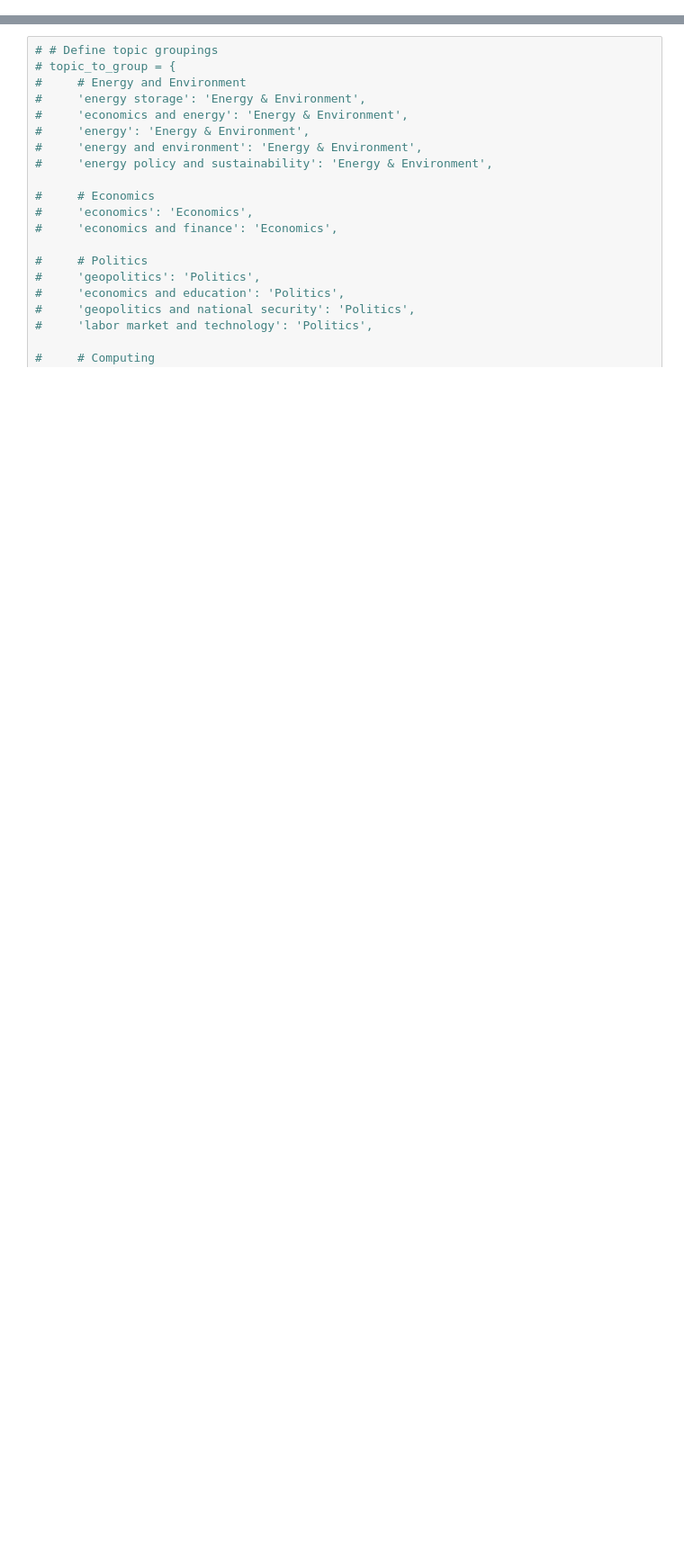
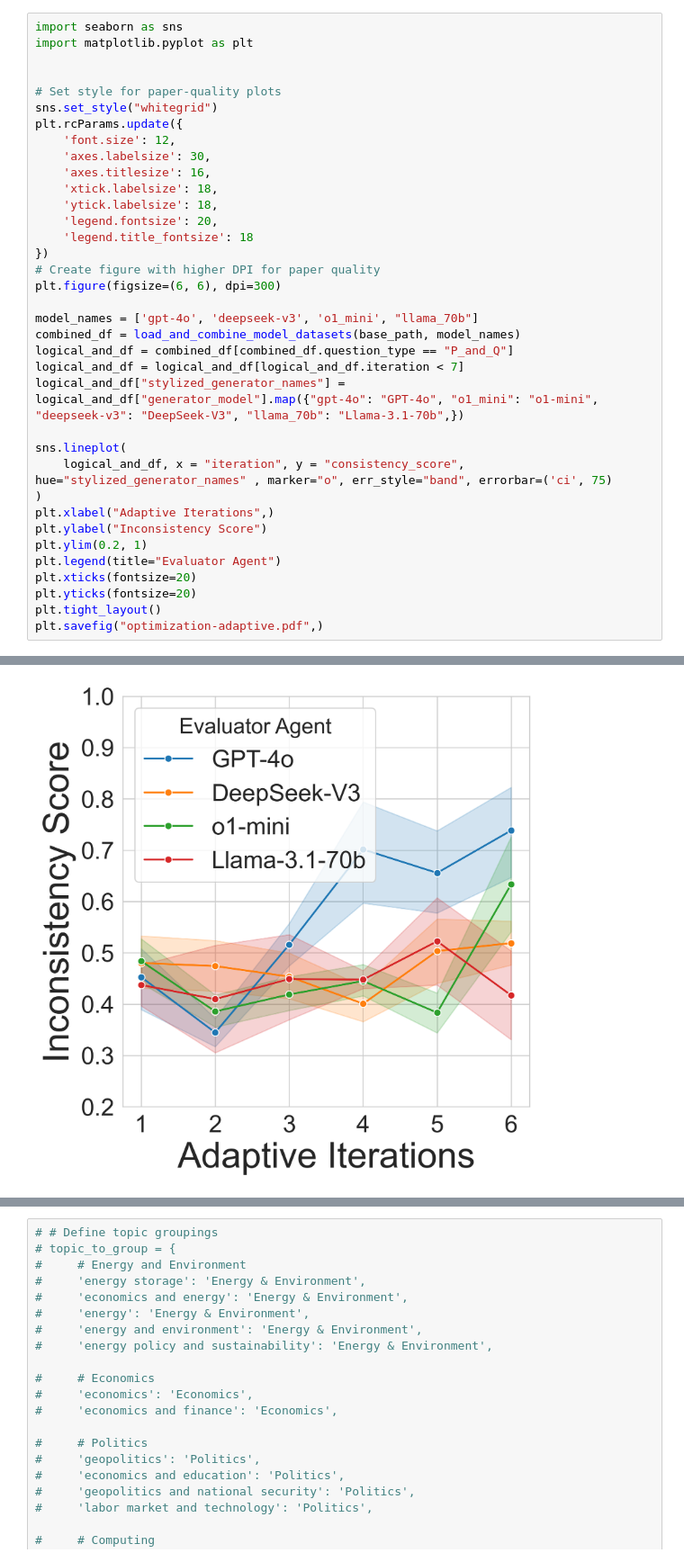
Before and after one commit to davisrbr/adaptive_evals, a Jupyter notebook: tasks/cond_100/clustering.ipynb, the cells around one changed output, grey strips where cells are left out. Shown at 90% size. Drawn from its saved outputs; the diff is of its cells as text; blank space fills up the shorter version.

```diff
--- a/tasks/cond_100/clustering.ipynb
+++ b/tasks/cond_100/clustering.ipynb
@@ -66,0 +166,37 @@ logical_and_df.head()
+# %%
+import seaborn as sns
+import matplotlib.pyplot as plt
+
+
+# Set style for paper-quality plots
+sns.set_style("whitegrid")
+plt.rcParams.update({
+    'font.size': 12,
+    'axes.labelsize': 30,
+    'axes.titlesize': 16,
+    'xtick.labelsize': 18,
+    'ytick.labelsize': 18,
+    'legend.fontsize': 20,
+    'legend.title_fontsize': 18
+})
+# Create figure with higher DPI for paper quality
+plt.figure(figsize=(6, 6), dpi=300)
+
+model_names = ['gpt-4o', 'deepseek-v3', 'o1_mini', "llama_70b"]
+combined_df = load_and_combine_model_datasets(base_path, model_names)
+logical_and_df = combined_df[combined_df.question_type == "P_and_Q"]
+logical_and_df = logical_and_df[logical_and_df.iteration < 7]
+logical_and_df["stylized_generator_names"] = logical_and_df["generator_model"].map({"gpt-4o": "GPT-4o", "o1_mini": "o1-mini", "deepseek-v3": "DeepSeek-V3", "llama_70b": "Llama-3.1-70b",})
+
+sns.lineplot(
+    logical_and_df, x = "iteration", y = "consistency_score", hue="stylized_generator_names" , marker="o", err_style="band", errorbar=('ci', 75)
+)
+plt.xlabel("Adaptive Iterations",)
+plt.ylabel("Inconsistency Score")
+plt.ylim(0.2, 1)
+plt.legend(title="Evaluator Agent")
+plt.xticks(fontsize=20)
+plt.yticks(fontsize=20)
+plt.tight_layout()
+plt.savefig("optimization-adaptive.pdf",)
+# %% [output]
@@ -66,0 +207 @@ logical_and_df.head()
+[figure, added]
```
Also changed, not shown: parts of 25 cells of this notebook, 3 other files.
